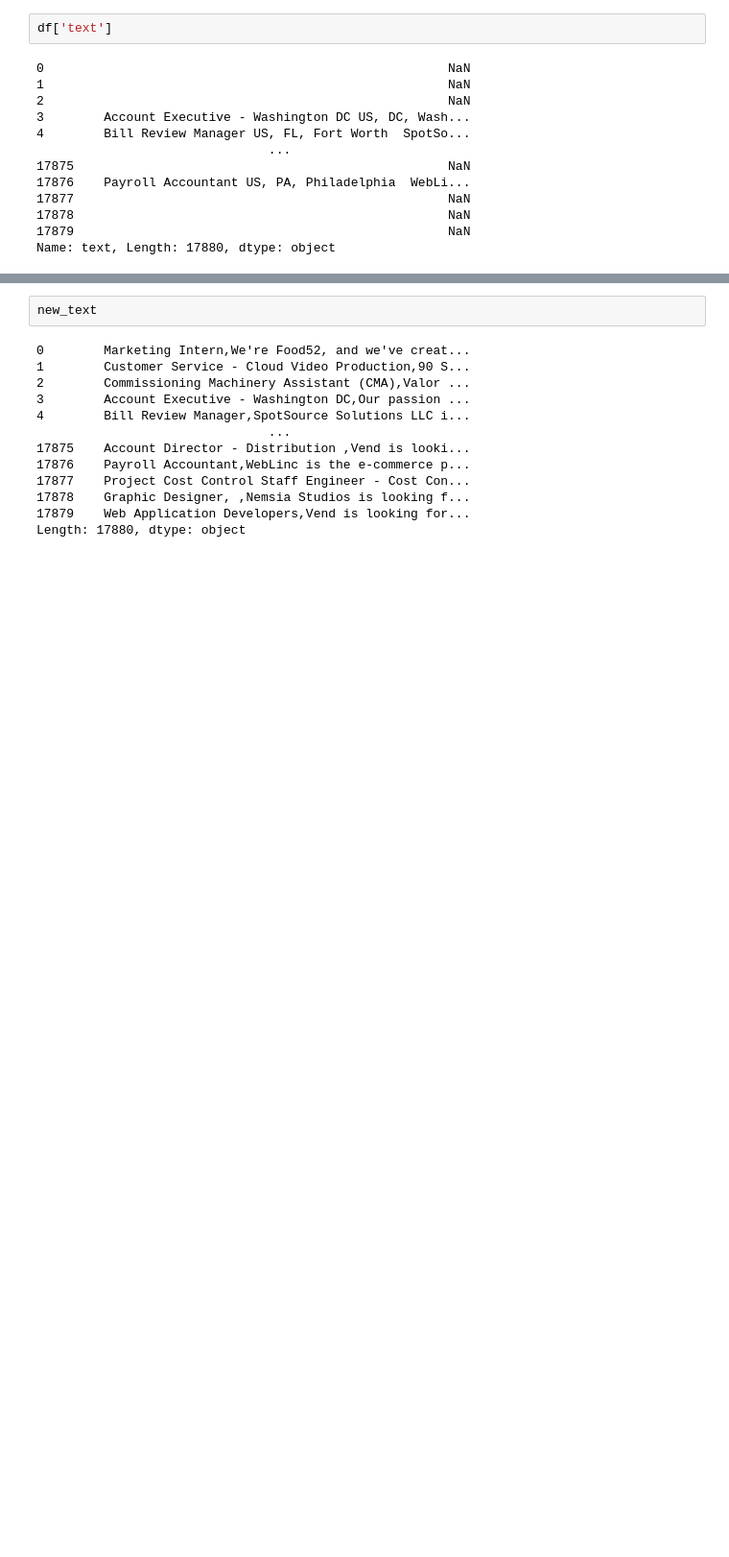
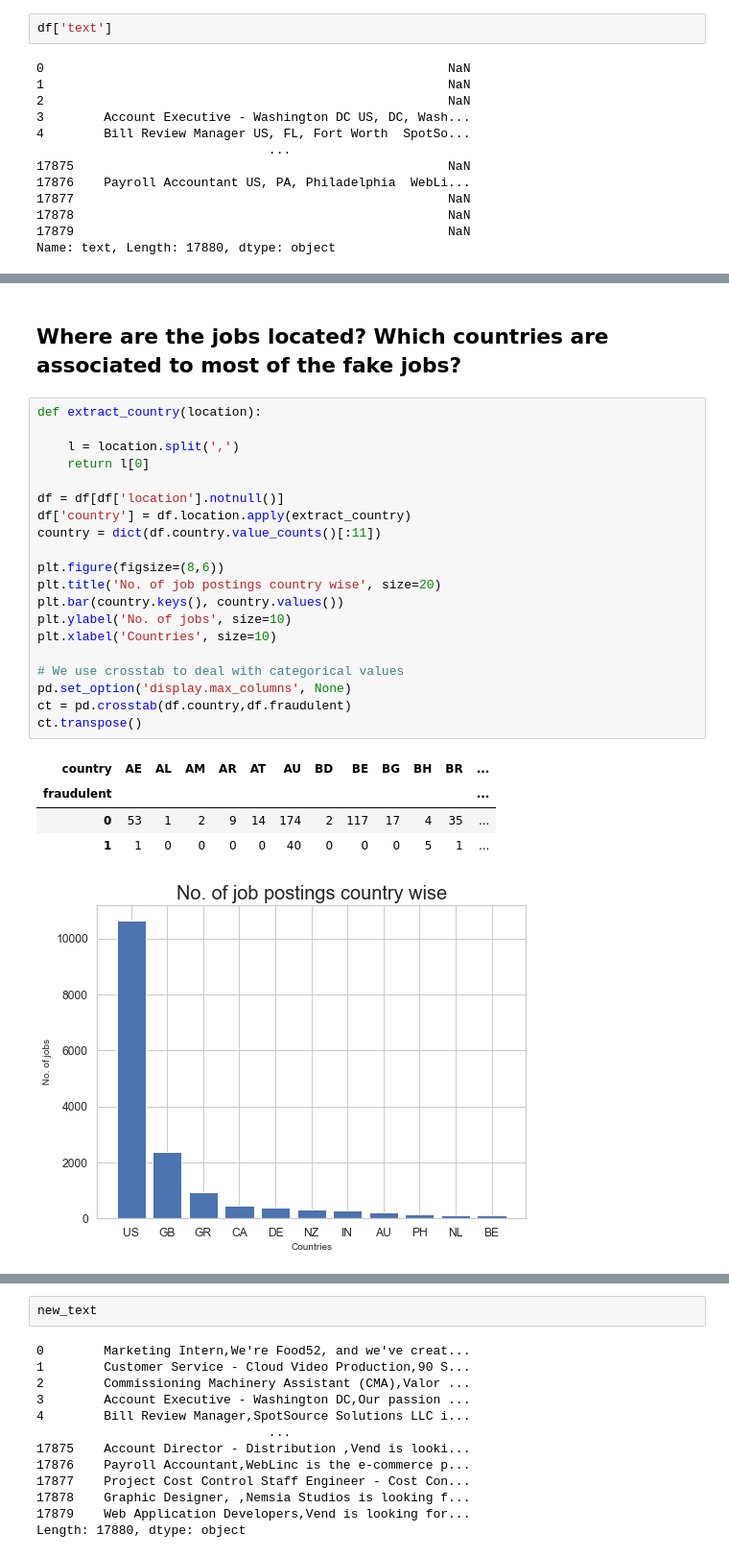
Before and after one commit to sandstorm17/Fake-Job-Prediction, a Jupyter notebook: fake job prediction.ipynb, the cells around one changed output, grey strips where cells are left out. Shown at 96% size. Drawn from its saved outputs; the diff is of its cells as text; blank space fills up the shorter version.

```diff
--- a/fake job prediction.ipynb
+++ b/fake job prediction.ipynb
@@ -211 +373,29 @@ sns.heatmap(corr , mask=np.zeros_like(corr, dtype=np.bool) , cmap=sns.diverging_
+# %% [markdown]
+##  Where are the jobs located?   Which countries are associated to most of the fake jobs?
+# %%
+def extract_country(location):
+
+    l = location.split(',')
+    return l[0]
+
+df = df[df['location'].notnull()]
+df['country'] = df.location.apply(extract_country)
+country = dict(df.country.value_counts()[:11])
+
+plt.figure(figsize=(8,6))
+plt.title('No. of job postings country wise', size=20)
+plt.bar(country.keys(), country.values())
+plt.ylabel('No. of jobs', size=10)
+plt.xlabel('Countries', size=10)
+
+# We use crosstab to deal with categorical values
+pd.set_option('display.max_columns', None)
+ct = pd.crosstab(df.country,df.fraudulent)
+ct.transpose()
+# %% [output]
+| country | AE | AL | AM | AR | AT | AU | BD | BE | BG | BH | BR | ... |
+| fraudulent |  |  |  |  |  |  |  |  |  |  |  | ... |
+| 0 | 53 | 1 | 2 | 9 | 14 | 174 | 2 | 117 | 17 | 4 | 35 | ... |
+| 1 | 1 | 0 | 0 | 0 | 0 | 40 | 0 | 0 | 0 | 5 | 1 | ... |
+[figure, added]
 # %%
```
Also changed, not shown: parts of 75 cells of this notebook.
